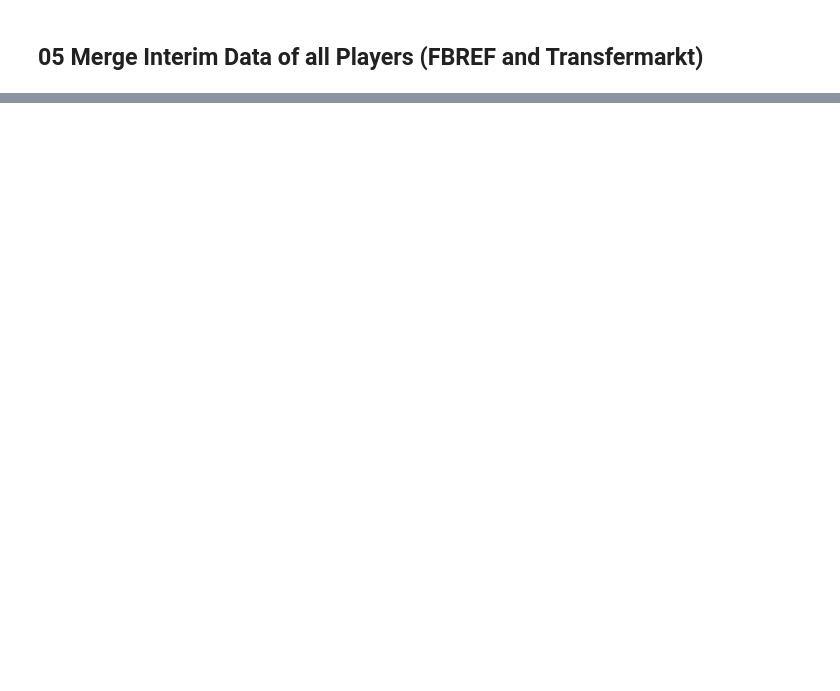
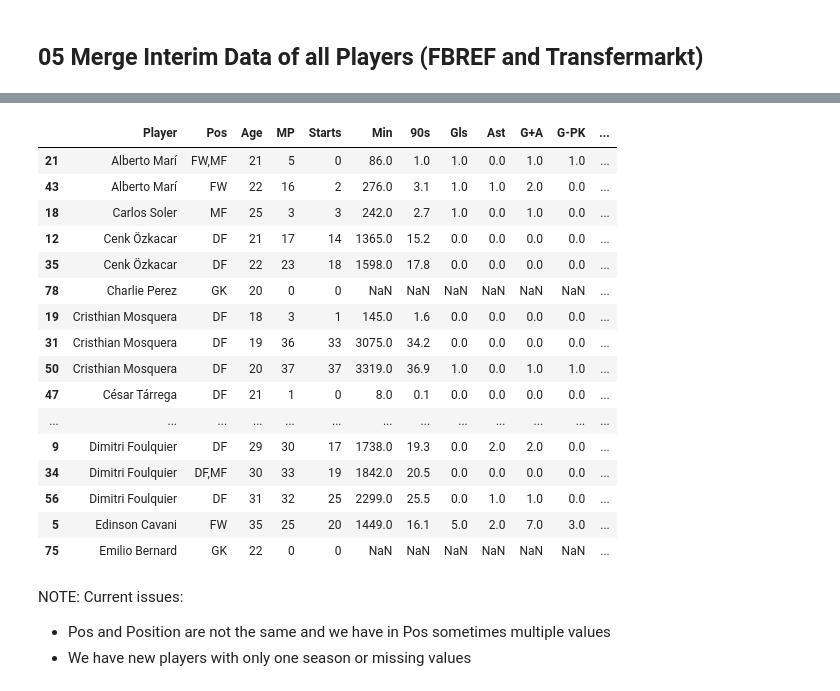
Before and after one commit to markuskuehnle/football-talent-value-forecast, a Jupyter notebook: notebooks/05_merge_player_data.ipynb, the cells around one changed output, grey strips where cells are left out. Drawn from its saved outputs; the diff is of its cells as text; code cells hidden in the pictures; blank space fills up the shorter version.

```diff
--- a/notebooks/05_merge_player_data.ipynb
+++ b/notebooks/05_merge_player_data.ipynb
@@ -67,0 +94,30 @@ Sample merged data:
+# %%
+# Remove system/total rows
+df_clean = df_all_players[~df_all_players['Player'].str.contains('Total|Squad|Opponent', case=False)]
+
+# Only players with market values
+df_with_market_values = df_all_players[df_all_players['MarketValueEuro'].notna()]
+# %%
+df_with_market_values.head(20)
+# %% [output]
+|  | Player | Pos | Age | MP | Starts | Min | 90s | Gls | Ast | G+A | G-PK | ... |
+| 21 | Alberto Marí | FW,MF | 21 | 5 | 0 | 86.0 | 1.0 | 1.0 | 0.0 | 1.0 | 1.0 | ... |
+| 43 | Alberto Marí | FW | 22 | 16 | 2 | 276.0 | 3.1 | 1.0 | 1.0 | 2.0 | 0.0 | ... |
+| 18 | Carlos Soler | MF | 25 | 3 | 3 | 242.0 | 2.7 | 1.0 | 0.0 | 1.0 | 0.0 | ... |
+| 12 | Cenk Özkacar | DF | 21 | 17 | 14 | 1365.0 | 15.2 | 0.0 | 0.0 | 0.0 | 0.0 | ... |
+| 35 | Cenk Özkacar | DF | 22 | 23 | 18 | 1598.0 | 17.8 | 0.0 | 0.0 | 0.0 | 0.0 | ... |
+| 78 | Charlie Perez | GK | 20 | 0 | 0 | NaN | NaN | NaN | NaN | NaN | NaN | ... |
+| 19 | Cristhian Mosquera | DF | 18 | 3 | 1 | 145.0 | 1.6 | 0.0 | 0.0 | 0.0 | 0.0 | ... |
+| 31 | Cristhian Mosquera | DF | 19 | 36 | 33 | 3075.0 | 34.2 | 0.0 | 0.0 | 0.0 | 0.0 | ... |
+| 50 | Cristhian Mosquera | DF | 20 | 37 | 37 | 3319.0 | 36.9 | 1.0 | 0.0 | 1.0 | 1.0 | ... |
+| 47 | César Tárrega | DF | 21 | 1 | 0 | 8.0 | 0.1 | 0.0 | 0.0 | 0.0 | 0.0 | ... |
+| ... | ... | ... | ... | ... | ... | ... | ... | ... | ... | ... | ... | ... |
+| 9 | Dimitri Foulquier | DF | 29 | 30 | 17 | 1738.0 | 19.3 | 0.0 | 2.0 | 2.0 | 0.0 | ... |
+| 34 | Dimitri Foulquier | DF,MF | 30 | 33 | 19 | 1842.0 | 20.5 | 0.0 | 0.0 | 0.0 | 0.0 | ... |
+| 56 | Dimitri Foulquier | DF | 31 | 32 | 25 | 2299.0 | 25.5 | 0.0 | 1.0 | 1.0 | 0.0 | ... |
+| 5 | Edinson Cavani | FW | 35 | 25 | 20 | 1449.0 | 16.1 | 5.0 | 2.0 | 7.0 | 3.0 | ... |
+| 75 | Emilio Bernard | GK | 22 | 0 | 0 | NaN | NaN | NaN | NaN | NaN | NaN | ... |
+# %% [markdown]
+NOTE: Current issues:
+- Pos and Position are not the same and we have in Pos sometimes multiple values
+- We have new players with only one season or missing values
```
Also changed, not shown: parts of 7 cells of this notebook, 1 other file.
